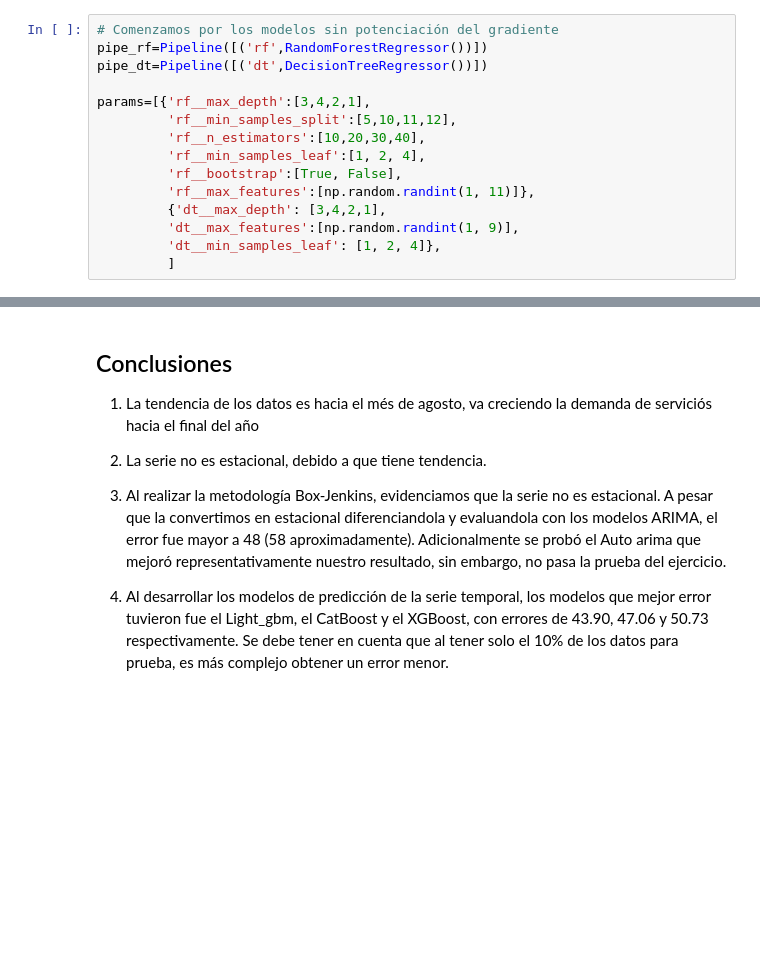
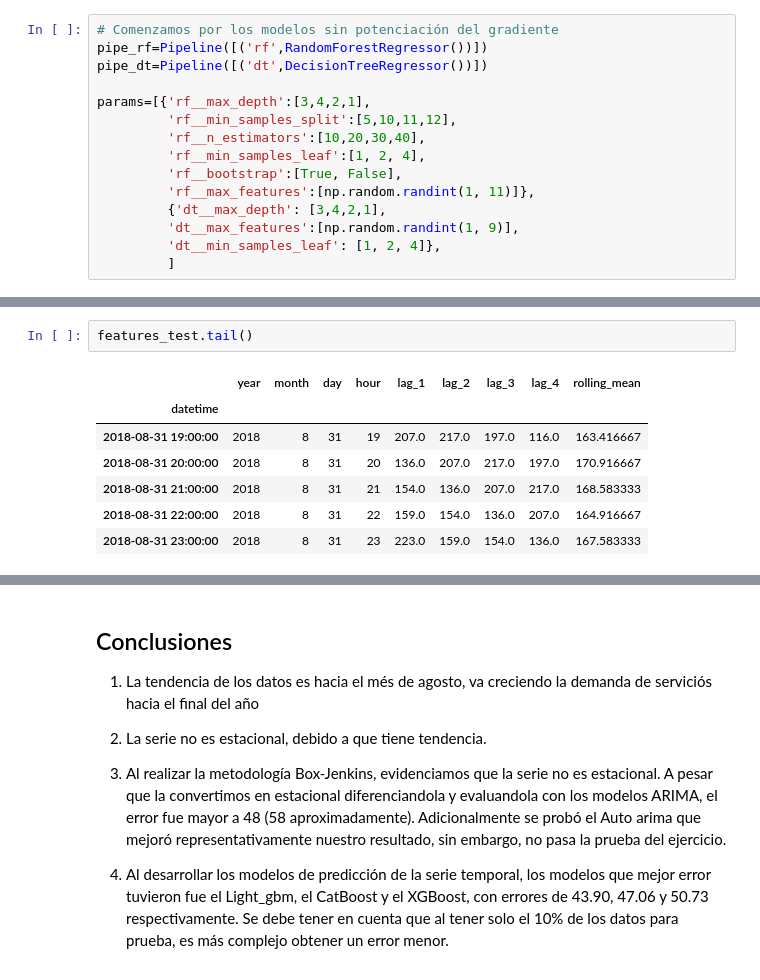
Before and after one commit to santicar1809/taxi_service, a Jupyter notebook: code_13.ipynb, the cells around one changed output, grey strips where cells are left out. Cells and saved outputs as stored; diff of their text form; blank space fills up the shorter version.

```diff
--- a/code_13.ipynb
+++ b/code_13.ipynb
@@ -761,0 +759,10 @@ RMSE: 57.88950334537097
+# %%
+features_test.tail()
+# %% [output]
+|  | year | month | day | hour | lag_1 | lag_2 | lag_3 | lag_4 | rolling_mean |
+| datetime |  |  |  |  |  |  |  |  |  |
+| 2018-08-31 19:00:00 | 2018 | 8 | 31 | 19 | 207.0 | 217.0 | 197.0 | 116.0 | 163.416667 |
+| 2018-08-31 20:00:00 | 2018 | 8 | 31 | 20 | 136.0 | 207.0 | 217.0 | 197.0 | 170.916667 |
+| 2018-08-31 21:00:00 | 2018 | 8 | 31 | 21 | 154.0 | 136.0 | 207.0 | 217.0 | 168.583333 |
+| 2018-08-31 22:00:00 | 2018 | 8 | 31 | 22 | 159.0 | 154.0 | 136.0 | 207.0 | 164.916667 |
+| 2018-08-31 23:00:00 | 2018 | 8 | 31 | 23 | 223.0 | 159.0 | 154.0 | 136.0 | 167.583333 |
```
Also changed, not shown: parts of 6 cells of this notebook, 9 other files.
